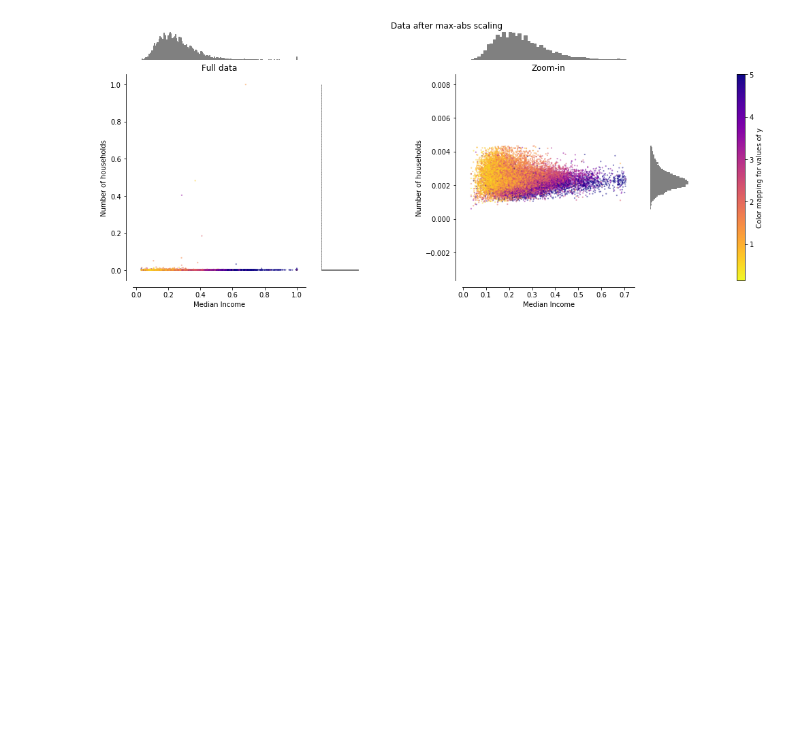
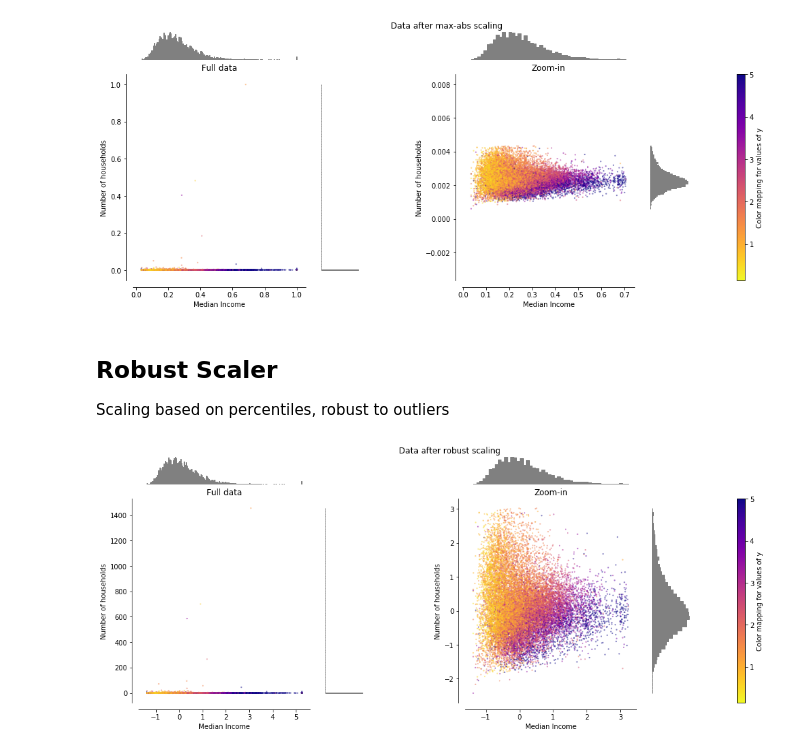
Before and after one commit to d-smith/ml-speciality-notes, a Jupyter notebook: 02-elements-of-data-science/scaling.ipynb, the cells around one changed output. Drawn from its saved outputs; the diff is of its cells as text; code cells hidden in the pictures; blank space fills up the shorter version.

Commit message:
More scaling

```diff
--- a/02-elements-of-data-science/scaling.ipynb
+++ b/02-elements-of-data-science/scaling.ipynb
@@ -199,3 +199,11 @@ Absolute values are mapped in the range [0,1]
 make_plot(3)
 # %% [output]
 [figure]
+# %% [markdown]
+## Robust Scaler
+
+Scaling based on percentiles, robust to outliers
+# %%
+make_plot(4)
+# %% [output]
+[figure, added]
```
Also changed, not shown: parts of 2 cells of this notebook.
